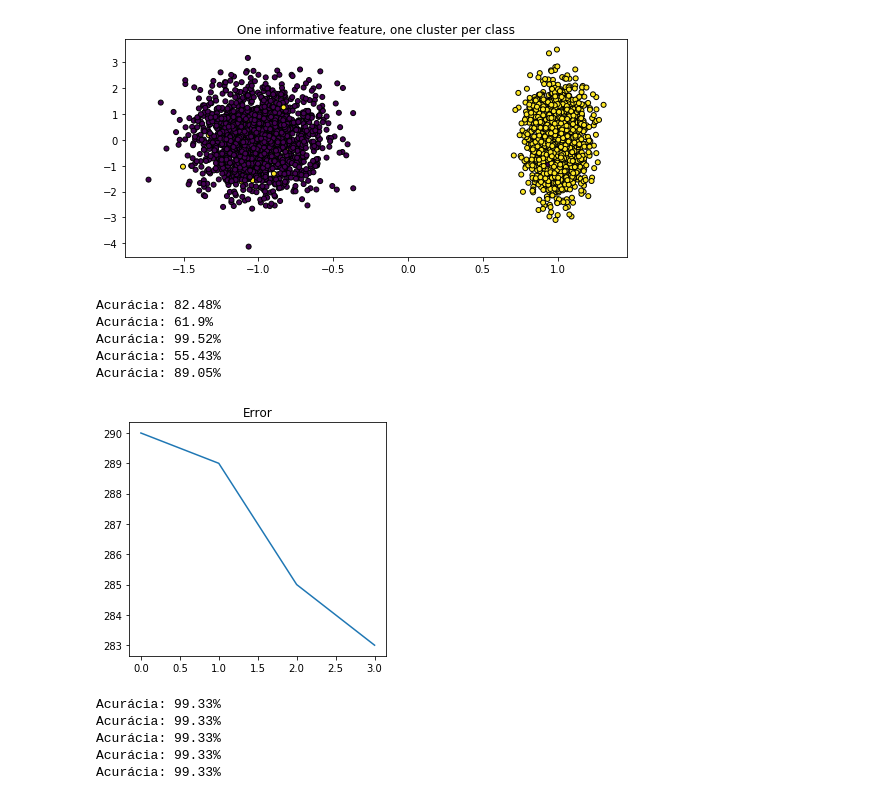
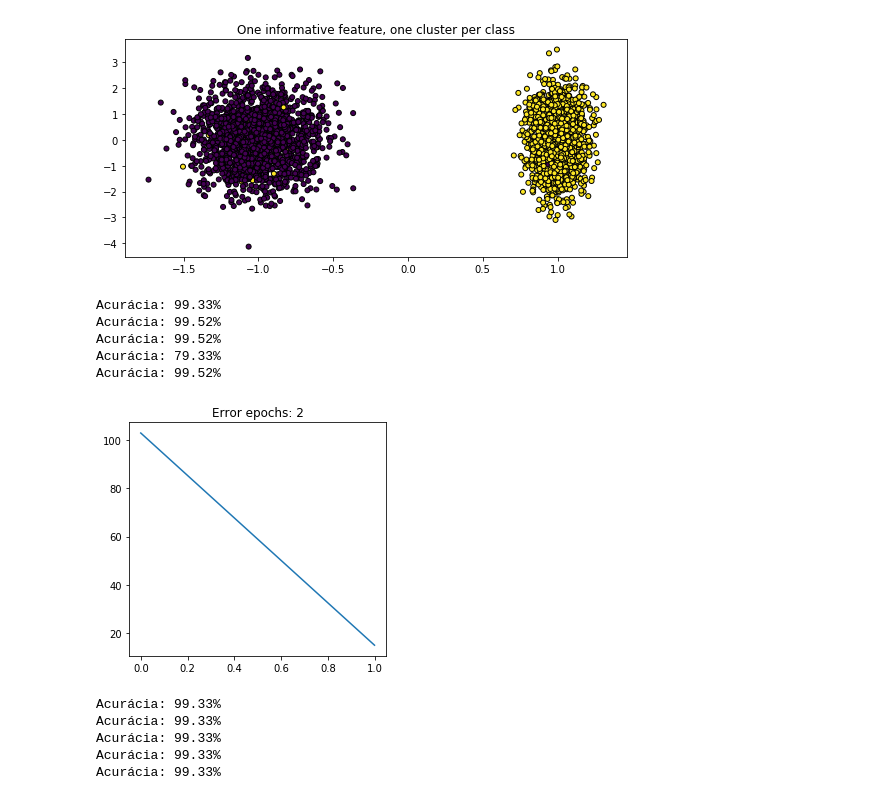
Before and after one commit to rdenadai/AI-Study-Notebooks, a Jupyter notebook: notebooks/Perceptron.ipynb, the cells around one changed output. Drawn from its saved outputs; the diff is of its cells as text; code cells hidden in the pictures.

```diff
--- a/notebooks/Perceptron.ipynb
+++ b/notebooks/Perceptron.ipynb
@@ -22,17 +22,15 @@ X_train, X_test, y_train, y_test = train_test_split(X, y, test_size=0.3, random_
 class Perceptron():
 
     def __init__(self, X, y):
-#         self._W = np.random.randn(X.shape[1]) * 1e-1
-#         self._B = np.random.randn(1) * 1e-1
-        self._W = np.random.rand(X.shape[1]) * np.sqrt(2/X.shape[0])
-        self._B = np.random.rand(1) * np.sqrt(2/X.shape[0])
+        self._W = np.random.rand(X.shape[1]) * np.sqrt(2/(X.shape[1] + 1))
+        self._B = np.zeros((1))
         self.X = X
         self.y = y
 
     def _gradient(self, E):
-        return (1 / self.X.shape[0]) * np.dot(self.X.T, E)
+        return np.dot(self.X.T, E)
 
-    def train(self, epochs=2500, lr=1e-4):
+    def train(self, epochs=2500, lr=1e-3):
         error_step = []
         total_expected_error = 0
         for i in range(epochs):
@@ -53,31 +51,31 @@ class Perceptron():
 # %%
 final_error = None
 better_acc = 0
 for _ in range(5):
     md = Perceptron(X_train.copy(), y_train.copy())
     error = md.train()
 
     predYm = md.predict(X_test)
     acc = np.round((np.sum(predYm == y_test) / len(y_test)) * 100, 2)
     print(f'Acurácia: {acc}%')
     if acc > better_acc:
         final_error = error
         better_acc = acc
 
 if len(final_error) > 0:
     plt.figure(figsize=(8, 4))
     plt.subplot(1, 2, 1)
-    plt.title('Error')
-    plt.plot(range(len(error)), error)
+    plt.title(f'Error epochs: {len(final_error)}')
+    plt.plot(range(len(final_error)), final_error)
     plt.tight_layout()
     plt.show()
 # %% [output]
-Acurácia: 82.48%
-Acurácia: 61.9%
+Acurácia: 99.33%
 Acurácia: 99.52%
-Acurácia: 55.43%
-Acurácia: 89.05%
+Acurácia: 99.52%
+Acurácia: 79.33%
+Acurácia: 99.52%
-[figure, old version]
+[figure, new version]
 # %%
 for _ in range(5):
     clf = skPerceptron(max_iter=2500, tol=1e-3, alpha=1e-3)
```
Also changed, not shown: 2 other files.
